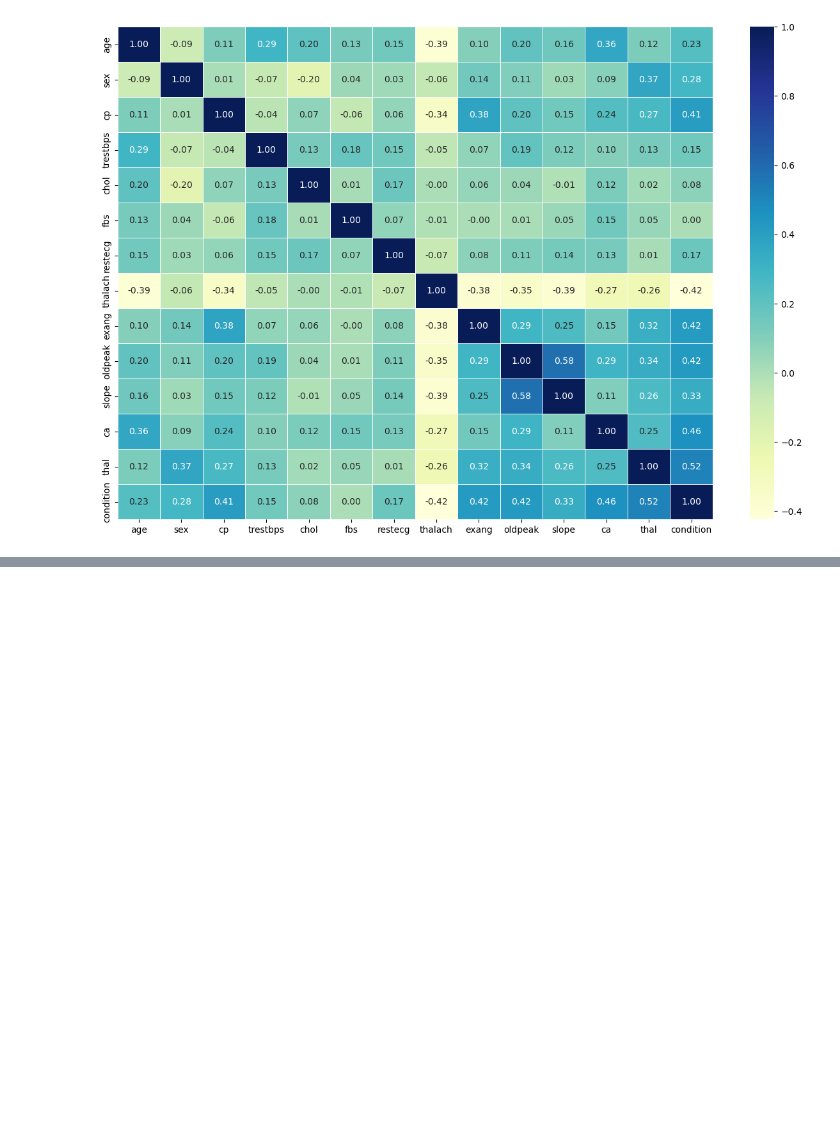
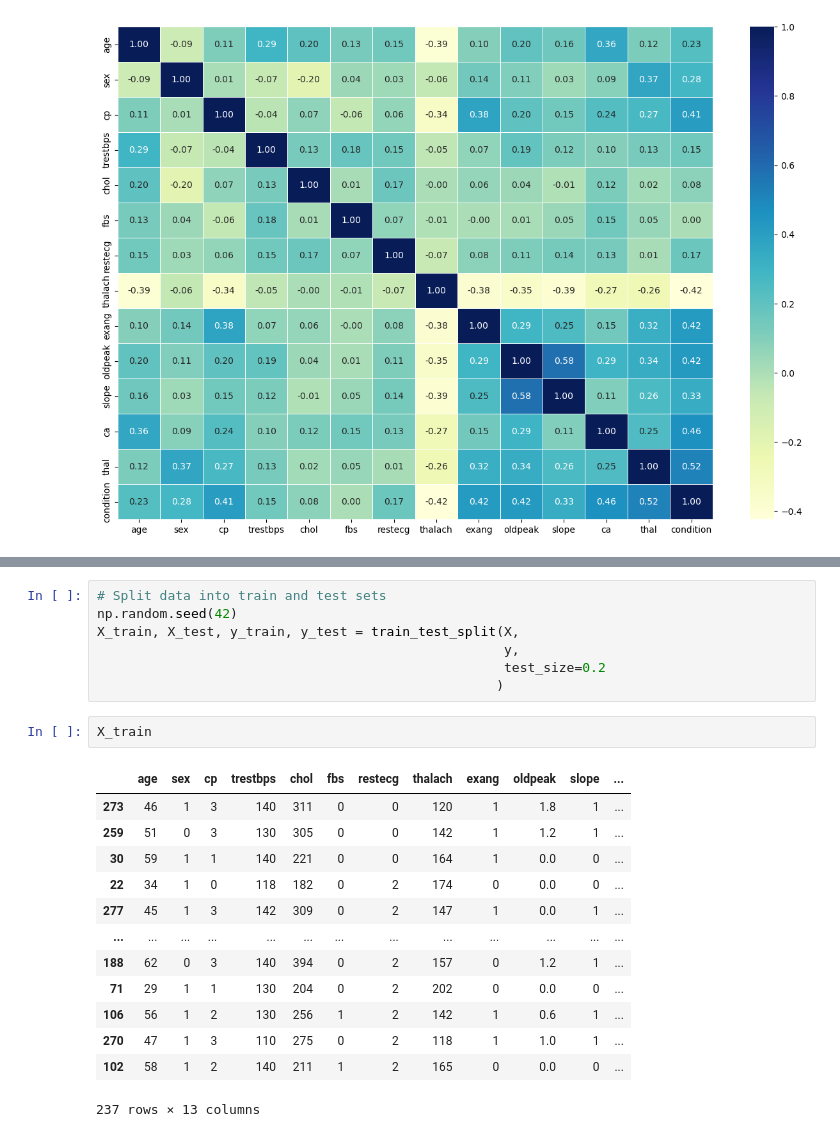
Before and after one commit to dilqvl62/Heart_disease_machine_learning, a Jupyter notebook: Heart-disease-classification.ipynb, the cells around one changed output, grey strips where cells are left out. Cells and saved outputs as stored; diff of their text form; blank space fills up the shorter version.

```diff
--- a/Heart-disease-classification.ipynb
+++ b/Heart-disease-classification.ipynb
@@ -243,0 +290,23 @@ ax = sns.heatmap(corr_matrix,
+# %%
+# Split data into train and test sets
+np.random.seed(42)
+X_train, X_test, y_train, y_test = train_test_split(X,
+                                                    y,
+                                                    test_size=0.2
+                                                   )
+# %%
+X_train
+# %% [output]
+|  | age | sex | cp | trestbps | chol | fbs | restecg | thalach | exang | oldpeak | slope | ... |
+| 273 | 46 | 1 | 3 | 140 | 311 | 0 | 0 | 120 | 1 | 1.8 | 1 | ... |
+| 259 | 51 | 0 | 3 | 130 | 305 | 0 | 0 | 142 | 1 | 1.2 | 1 | ... |
+| 30 | 59 | 1 | 1 | 140 | 221 | 0 | 0 | 164 | 1 | 0.0 | 0 | ... |
+| 22 | 34 | 1 | 0 | 118 | 182 | 0 | 2 | 174 | 0 | 0.0 | 0 | ... |
+| 277 | 45 | 1 | 3 | 142 | 309 | 0 | 2 | 147 | 1 | 0.0 | 1 | ... |
+| ... | ... | ... | ... | ... | ... | ... | ... | ... | ... | ... | ... | ... |
+| 188 | 62 | 0 | 3 | 140 | 394 | 0 | 2 | 157 | 0 | 1.2 | 1 | ... |
+| 71 | 29 | 1 | 1 | 130 | 204 | 0 | 2 | 202 | 0 | 0.0 | 0 | ... |
+| 106 | 56 | 1 | 2 | 130 | 256 | 1 | 2 | 142 | 1 | 0.6 | 1 | ... |
+| 270 | 47 | 1 | 3 | 110 | 275 | 0 | 2 | 118 | 1 | 1.0 | 1 | ... |
+| 102 | 58 | 1 | 2 | 140 | 211 | 1 | 2 | 165 | 0 | 0.0 | 0 | ... |
+237 rows × 13 columns
```
Also changed, not shown: parts of 7 cells of this notebook.
